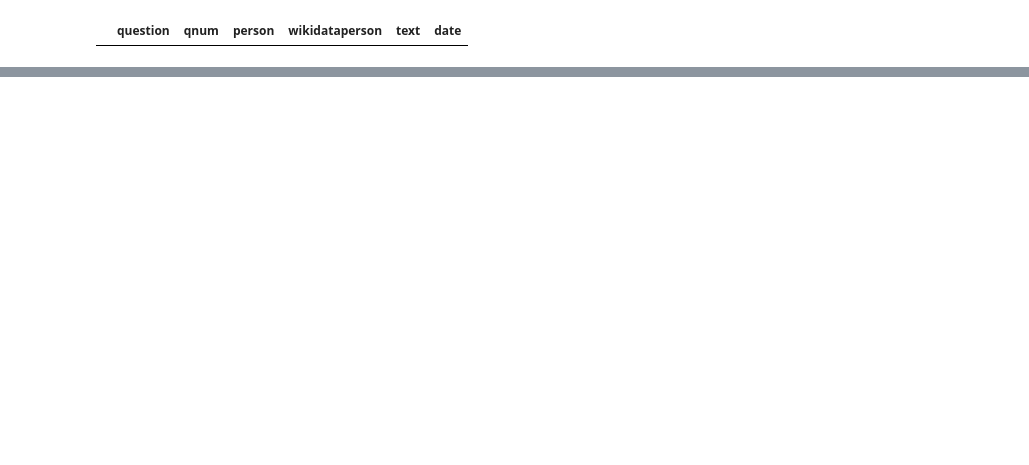
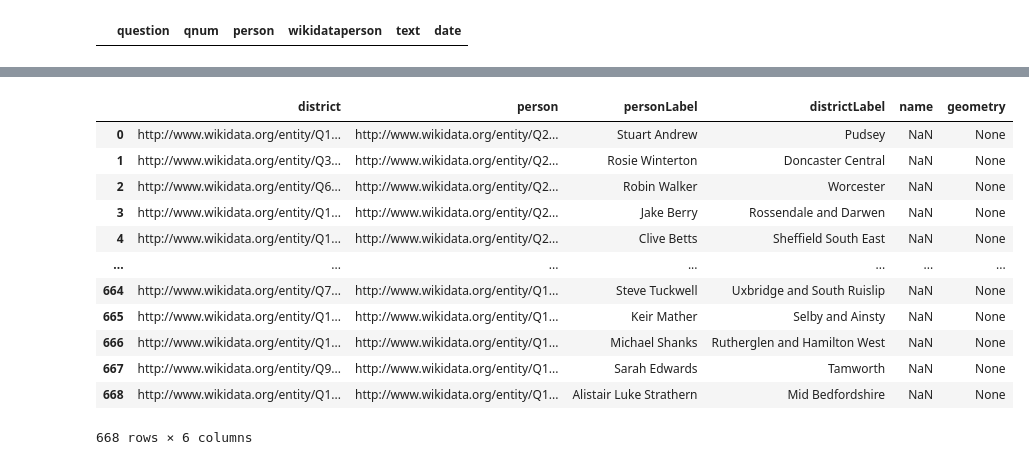
Before and after one commit to zapper-95/MP-Written-Question-Analysis, a Jupyter notebook: queries.ipynb, the cells around one changed output, grey strips where cells are left out. Cells and saved outputs as stored; diff of their text form; code cells hidden in the pictures; blank space fills up the shorter version.

```diff
--- a/queries.ipynb
+++ b/queries.ipynb
@@ -343,0 +449,36 @@ district_df_cleaned[district_df_cleaned["districtLabel"] == "Reading East"]
+# %%
+#MP_districts = pd.merge(district_df_cleaned, uk_geometry, left_on="districtLabel", right_on="name", how="left")
+#MP_districts = MP_districts.dropna(subset=["geometry"])
+# MP_districts["districtLabel"].duplicated().sum()
+# MP_districts.columns
+
+# MP_districts = MP_districts[["personLabel", "person", "districtLabel", "district", "geometry"]]
+# len(MP_districts)
+
+# show values containing NA
+
+#len(MP_districts)
+#MP_districts
+
+
+# district_df_cleaned[district_df_cleaned["personLabel"] == "Steven Bonnar"]
+#uk_geometry[uk_geometry["name"] == "Coatbridge Chryston and Bellshil"]
+#MP_districts
+#district_df_cleaned[district_df_cleaned["districtLabel"] == "Aberconwy"]
+MP_districts[MP_districts.isna().any(axis=1)]
+    # glasgow_districts = uk_geometry[uk_geometry["name"].str.contains("glasgow", case=False)]
+    # glasgow_districts
+# %% [output]
+|  | district | person | personLabel | districtLabel | name | geometry |
+| 0 | http://www.wikidata.org/entity/Q1... | http://www.wikidata.org/entity/Q2... | Stuart Andrew | Pudsey | NaN | None |
+| 1 | http://www.wikidata.org/entity/Q3... | http://www.wikidata.org/entity/Q2... | Rosie Winterton | Doncaster Central | NaN | None |
+| 2 | http://www.wikidata.org/entity/Q6... | http://www.wikidata.org/entity/Q2... | Robin Walker | Worcester | NaN | None |
+| 3 | http://www.wikidata.org/entity/Q1... | http://www.wikidata.org/entity/Q2... | Jake Berry | Rossendale and Darwen | NaN | None |
+| 4 | http://www.wikidata.org/entity/Q1... | http://www.wikidata.org/entity/Q2... | Clive Betts | Sheffield South East | NaN | None |
+| ... | ... | ... | ... | ... | ... | ... |
+| 664 | http://www.wikidata.org/entity/Q7... | http://www.wikidata.org/entity/Q1... | Steve Tuckwell | Uxbridge and South Ruislip | NaN | None |
+| 665 | http://www.wikidata.org/entity/Q1... | http://www.wikidata.org/entity/Q1... | Keir Mather | Selby and Ainsty | NaN | None |
+| 666 | http://www.wikidata.org/entity/Q1... | http://www.wikidata.org/entity/Q1... | Michael Shanks | Rutherglen and Hamilton West | NaN | None |
+| 667 | http://www.wikidata.org/entity/Q9... | http://www.wikidata.org/entity/Q1... | Sarah Edwards | Tamworth | NaN | None |
+| 668 | http://www.wikidata.org/entity/Q1... | http://www.wikidata.org/entity/Q1... | Alistair Luke Strathern | Mid Bedfordshire | NaN | None |
+668 rows × 6 columns
```
Also changed, not shown: parts of 23 cells of this notebook, 15 other files.
